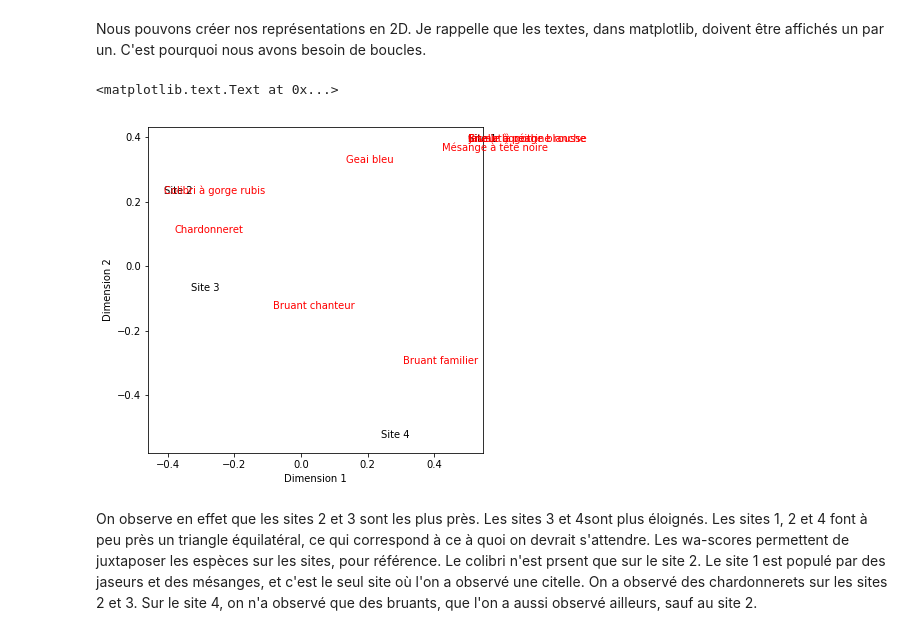
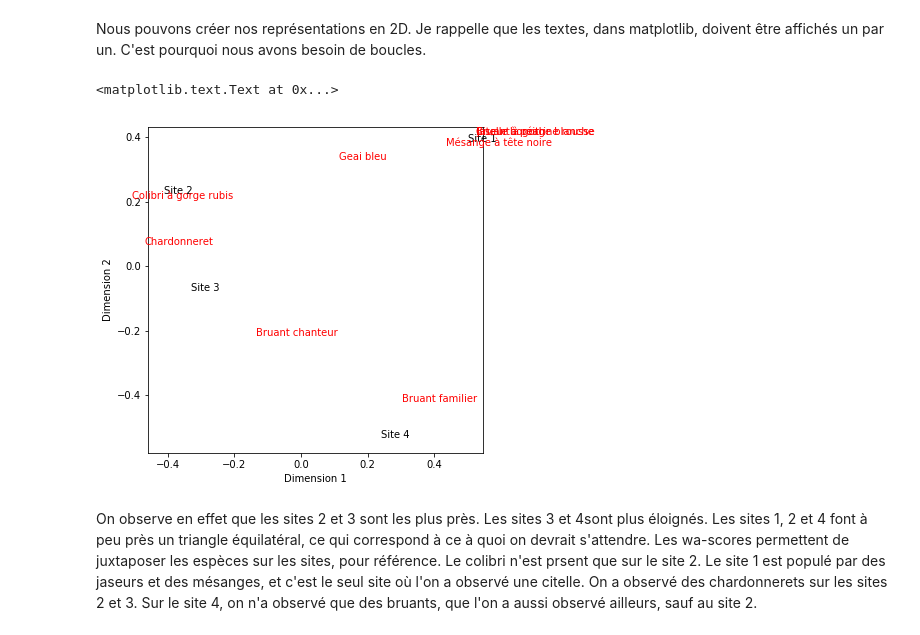
Before and after one commit to essicolo/ecologie-mathematique-Py, a Jupyter notebook: 7_AssocPartOrdin/7_AssocPartOrdin.ipynb, the cells around one changed output. Saved outputs shown, nothing was run; the diff lists cells and outputs as text; code cells hidden in the pictures.

```diff
--- a/7_AssocPartOrdin/7_AssocPartOrdin.ipynb
+++ b/7_AssocPartOrdin/7_AssocPartOrdin.ipynb
@@ -1393,20 +1430,20 @@ def wascores(x, w, expand=False):
     return(wa)
 # %%
 wa = wascores(x=spe_pcoa.samples.iloc[:, [0, 1]].as_matrix(),
-              w=spe.as_matrix(), expand=False)
+              w=abundance.as_matrix(), expand=True)
 # %% [markdown]
 Nous pouvons créer nos représentations en 2D. Je rappelle que les textes, dans matplotlib, doivent être affichés un par un. C'est pourquoi nous avons besoin de boucles.
 # %%
 plt.figure(figsize=[6, 6])
 plt.plot(spe_pcoa.samples['PC1'], spe_pcoa.samples['PC2'], marker='None', ls='None')
-for i in range(len(spe.index)):
-    plt.text(spe_pcoa.samples['PC1'][i], spe_pcoa.samples['PC2'][i], spe.index[i])
+for i in range(len(abundance.index)):
+    plt.text(spe_pcoa.samples['PC1'][i], spe_pcoa.samples['PC2'][i], abundance.index[i])
 for i in range(wa.shape[0]):
-    plt.text(wa[i, 0], wa[i, 1], spe.columns[i], color='red')
+    plt.text(wa[i, 0], wa[i, 1], abundance.columns[i], color='red')
 plt.xlabel('Dimension 1')
 plt.ylabel('Dimension 2')
 # %% [output]
 <matplotlib.text.Text at 0x...>
-[figure, old version]
+[figure, new version]
 # %% [markdown]
 On observe en effet que les sites 2 et 3 sont les plus près. Les sites 3 et 4sont plus éloignés. Les sites 1, 2 et 4 font à peu près un triangle équilatéral, ce qui correspond à ce à quoi on devrait s'attendre. Les wa-scores permettent de juxtaposer les espèces sur les sites, pour référence. Le colibri n'est prsent que sur le site 2. Le site 1 est populé par des jaseurs et des mésanges, et c'est le seul site où l'on a observé une citelle. On a observé des chardonnerets sur les sites 2 et 3. Sur le site 4, on n'a observé que des bruants, que l'on a aussi observé ailleurs, sauf au site 2.
```
Also changed, not shown: parts of 41 cells of this notebook, 5 other files.
